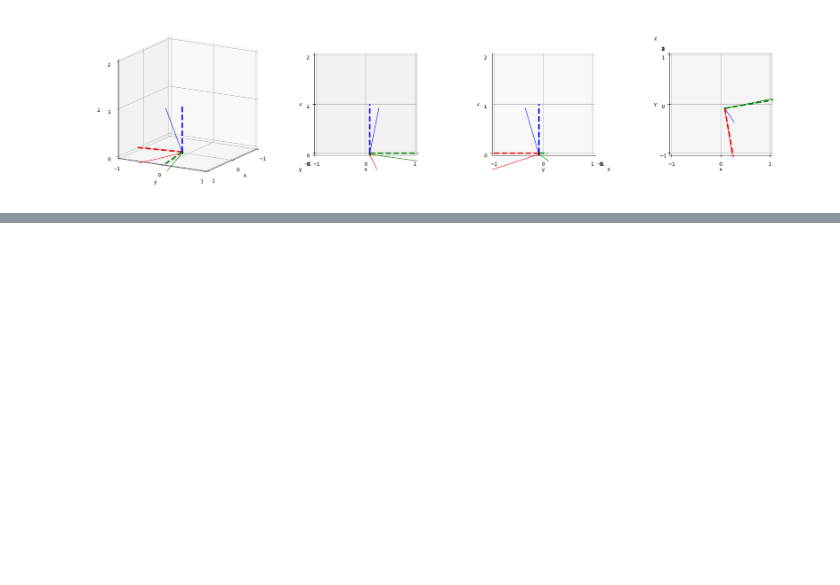
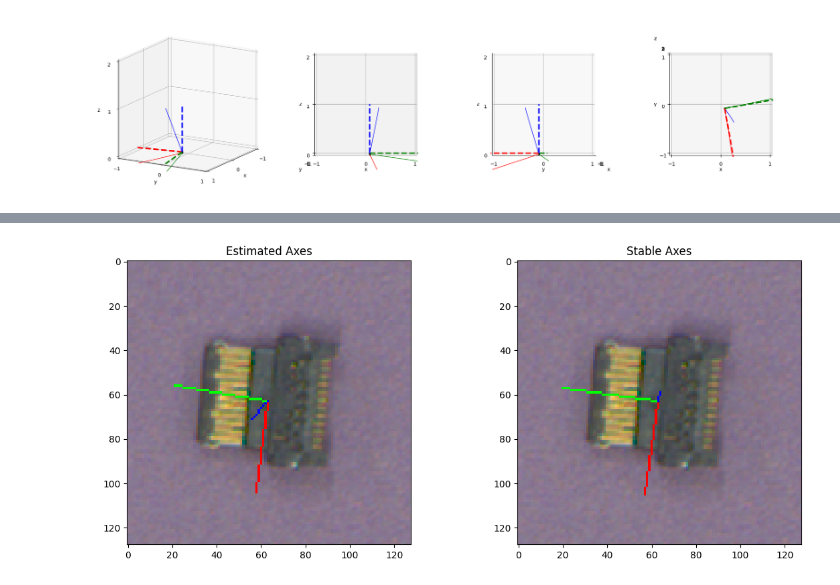
Before and after one commit to yangfei4/clean-pvnet, a Jupyter notebook: brute_force_stable_pose.ipynb, the cells around one changed output, grey strips where cells are left out. Cells and saved outputs as stored; diff of their text form; code cells hidden in the pictures; blank space fills up the shorter version.

Commit message:
updated visualization

```diff
--- a/brute_force_stable_pose.ipynb
+++ b/brute_force_stable_pose.ipynb
@@ -381,0 +288,75 @@ True
+# %%
+import cv2
+def draw_axis(img, R, t, K, scale=0.006, dist=None):
+    """
+    Draw a 6dof axis (XYZ -> RGB) in the given rotation and translation
+    :param img - rgb numpy array
+    :R - Rotation matrix, 3x3
+    :t - 3d translation vector, in meters (dtype must be float)
+    :K - intrinsic calibration matrix , 3x3
+    :scale - factor to control the axis lengths
+    :dist - optional distortion coefficients, numpy array of length 4. If None distortion is ignored.
+    """
+    img = img.astype(np.float32)
+    rotation_vec, _ = cv2.Rodrigues(R) #euler rotations
+    dist = np.zeros(4, dtype=float) if dist is None else dist
+    points = scale * np.float32([[1, 0, 0], [0, 1, 0], [0, 0, 1], [0, 0, 0]]).reshape(-1, 3)
+    axis_points, _ = cv2.projectPoints(points, rotation_vec, t, K, dist)
+
+    axis_points = axis_points.astype(int)
+    corner = tuple(axis_points[3].ravel())
+    img = cv2.line(img, corner, tuple(axis_points[0].ravel()), (255, 0, 0), 1)
+    # img = cv2.putText(img, "X", tuple(axis_points[0].ravel()), cv2.FONT_HERSHEY_SIMPLEX, 5, (255, 0, 0), 1)
+
+    img = cv2.line(img, corner, tuple(axis_points[1].ravel()), (0, 255, 0), 1)
+    # img = cv2.putText(img, "Y", tuple(axis_points[1].ravel()), cv2.FONT_HERSHEY_SIMPLEX, 5, (0, 255, 0), 1)
+
+    img = cv2.line(img, corner, tuple(axis_points[2].ravel()), (0, 0, 255), 1)
+
+    img = img.astype(np.uint8)
+    return img
+
+img = instance_data["image_128x128"]
+
+T_tag_in_cam = np.load("./11_23_image_dataset/T_tagboard_in_cam.npy")
+T_est_in_cam = T_tag_in_cam @ T_est_in_tag
+T_sta_in_cam = T_tag_in_cam @ T_sta_in_tag
+
+R_est_in_cam = T_est_in_cam[:3, :3]
+R_sta_in_cam = T_sta_in_cam[:3, :3]
+
+# Define 3D coordinates of axes in the object frame
+axes_object_frame = np.array([[1, 0, 0], [0, 1, 0], [0, 0, 1]])
+
+# Transform coordinates to camera frame
+axes_est_in_cam = R_est_in_cam @ axes_object_frame.T
+axes_sta_in_cam = R_sta_in_cam @ axes_object_frame.T
+
+cam_u = 2694.112343
+cam_v = 1669.169773
+
+W, H = int(5472), int(3648)
+crop_size = 128
+# shift the uv from original camera uv to cropped image center
+shifted_u = cam_u + (W//2 - instance_data['uv'][0]) - (W//2 - crop_size//2)
+shifted_v = cam_v + (H//2 - instance_data['uv'][1]) - (H//2 - crop_size//2)
+
+K = np.array([[10704.062350, 0, shifted_u],
+            [0, 10727.438047, shifted_v],
+            [0, 0, 1]])
+
+# Plotting in two subplots
+fig, axes = plt.subplots(1, 2, figsize=(12, 5))
+
+# Plot estimated axes in the first subplot
+axes[0].imshow(draw_axis(img, T_est_in_cam[:3,:3], T_est_in_cam[:3, 3], K))  # Display the image
+axes[0].set_title('Estimated Axes')
+
+# Plot stable axes in the second subplot
+axes[1].imshow(draw_axis(img, T_sta_in_cam[:3,:3], T_est_in_cam[:3, 3], K))  # Display the image
+axes[1].set_title('Stable Axes')
+
+plt.tight_layout()
+plt.show()
+# %% [output]
+[figure, added]
```
Also changed, not shown: parts of 2 cells of this notebook.
